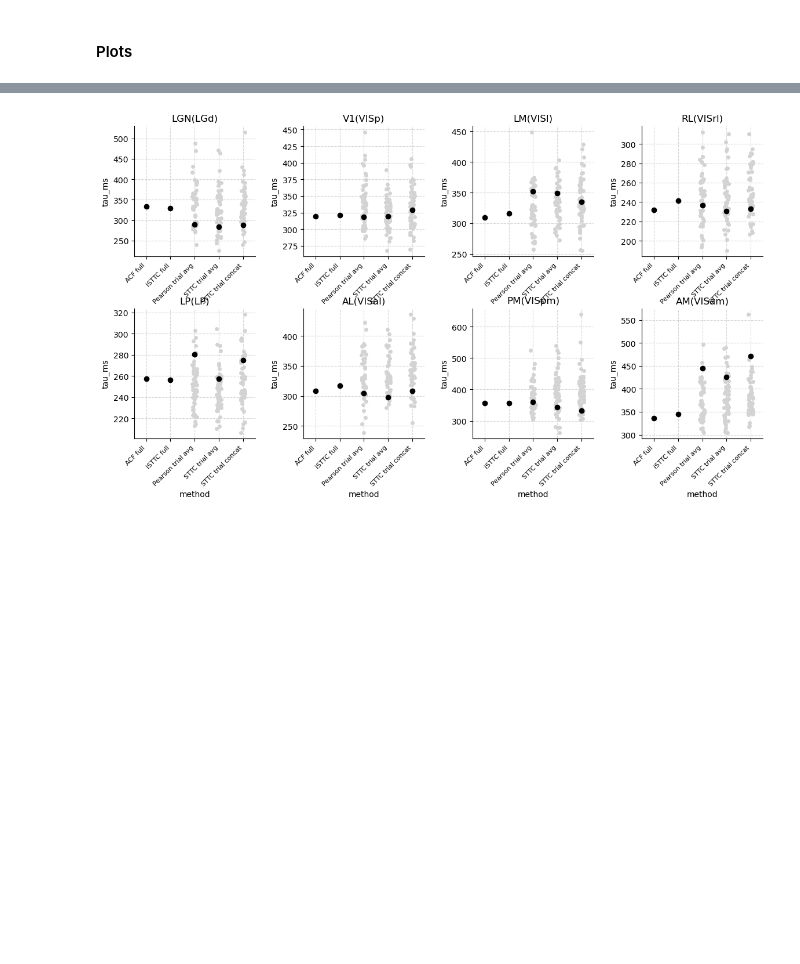
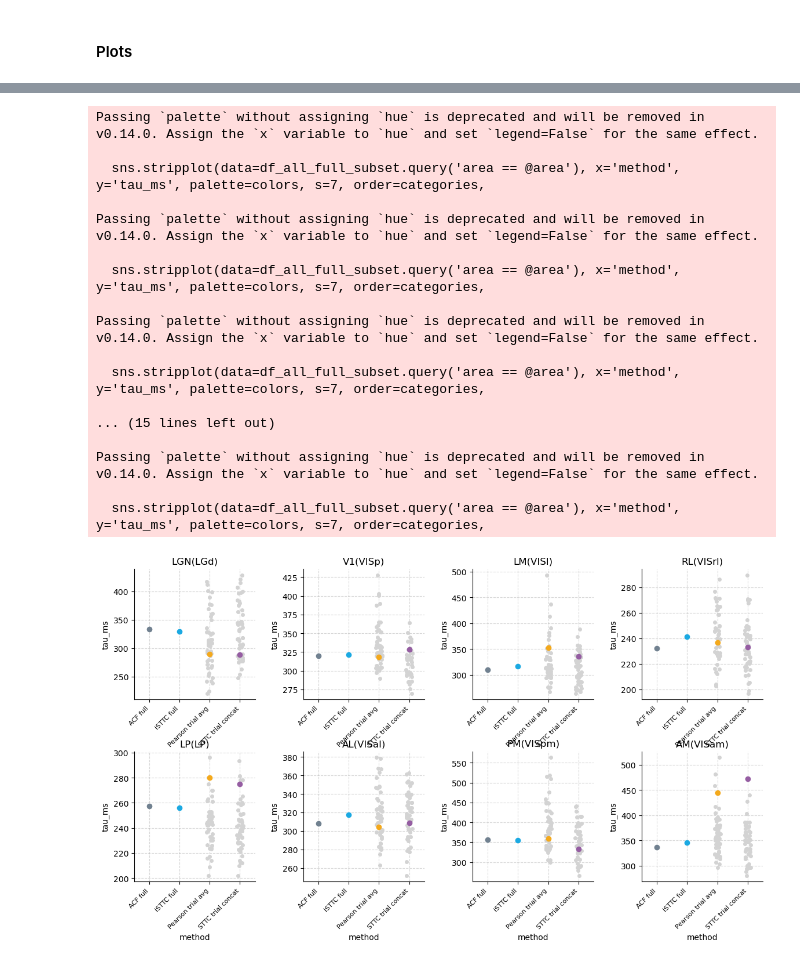
Before and after one commit to iinnpp/isttc, a Jupyter notebook: notebooks/mice/plot_tau_per_area_spread.ipynb, the cells around one changed output, grey strips where cells are left out. Cells and saved outputs as stored; diff of their text form; code cells hidden in the pictures; blank space fills up the shorter version.

Commit message:
mice dataset plots

```diff
--- a/notebooks/mice/plot_tau_per_area_spread.ipynb
+++ b/notebooks/mice/plot_tau_per_area_spread.ipynb
@@ -72,9 +77,6 @@ def get_method_tau_dict(areas_, acf_df_, acf_cols_, verbose_=False):
 # %%
-dataset_folder = project_folder_path + 'results\\allen_mice\\dataset\\cut_30min\\'
-fig_folder = project_folder_path + 'results\\allen_mice\\fig_draft_paper\\'
+dataset_folder = project_folder_path + 'results\\mice\\dataset\\cut_30min\\'
+fig_folder = project_folder_path + 'results\\mice\\fig_draft_paper\\'
 # %% [markdown]
 #### Load data
-# %%
-with open(dataset_folder + 'area_taus_dict.json', 'r') as f:
-    area_taus_dict = json.load(f)
 # %%
@@ -182,13 +142,12 @@ with open(dataset_folder + 'area_taus_dict_random.json', 'w') as f:
 # %% [markdown]
 #### Plots
 # %%
-color_acf_full = '#4783B4'
-color_isttc_full = '#E2552A'
-color_pearson_trail_avg = 'slategray'
-color_sttc_trail_avg =  '#E97451'
-color_sttc_trail_concat = '#B94E48'
+color_acf_full = '#718190'
+color_isttc_full = '#1ba9e2'
+color_pearson_trail_avg =  '#f4a91c'
+color_sttc_trail_concat = '#955da2'
 
-colors=[color_acf_full, color_isttc_full, color_pearson_trail_avg, color_sttc_trail_avg, color_sttc_trail_concat]
+colors=[color_acf_full, color_isttc_full, color_pearson_trail_avg, color_sttc_trail_concat]
 
 brain_areas_axes_ticks = ['LGd', 'VISp', 'VISl', 'VISrl', 'LP', 'VISal', 'VISpm', 'VISam']
 brain_areas_names = ['LGN', 'V1', 'LM', 'RL', 'LP', 'AL', 'PM', 'AM']
@@ -208,4 +183,4 @@ for method, area_dict in area_taus_dict.items():
 df_all_full = pd.DataFrame(rows)
 
 df_all_full_subset = df_all_full[df_all_full['method'].isin(['acf_full', 'isttc_full', 'pearsonr_trial_avg_random',
-                                                             'sttc_trial_avg_random', 'sttc_trial_concat_random'])].copy()
+                                                             'sttc_trial_concat_random'])].copy()
@@ -221,27 +187,44 @@ df_all_full_subset.query('area == @area')
 # %%
-categories = ['acf_full', 'isttc_full', 'pearsonr_trial_avg_random', 'sttc_trial_avg_random', 'sttc_trial_concat_random']
-custom_labels = ['ACF full', 'iSTTC full', 'Pearson trial avg', 'STTC trial avg', 'STTC trial concat']
+categories = ['acf_full', 'isttc_full', 'pearsonr_trial_avg_random', 'sttc_trial_concat_random']
+custom_labels = ['ACF full', 'iSTTC full', 'Pearson trial avg', 'STTC trial concat']
 
 fig, axes = plt.subplots(2, 4, figsize=(14, 7), sharey=False)
 plt.subplots_adjust(hspace=0.4, wspace=0.4)
 
 for area_idx, area in enumerate(brain_areas_axes_ticks):
     y_idx = area_idx % 4
     x_idx = area_idx // 4
     sns.stripplot(data=df_all.query('area == @area'), x='method', y='tau_ms', color='lightgray', order=categories,
                   ax=axes[x_idx, y_idx])
-    sns.stripplot(data=df_all_full_subset.query('area == @area'), x='method', y='tau_ms', color='k', s=7, order=categories,
+    sns.stripplot(data=df_all_full_subset.query('area == @area'), x='method', y='tau_ms', palette=colors, s=7, order=categories,
                   ax=axes[x_idx, y_idx])
     axes[x_idx, y_idx].set_title(f'{brain_areas_names[area_idx]}({brain_areas_axes_ticks[area_idx]})')
 
 for ax in axes.flat:
     ax.grid(True, linestyle='--', alpha=0.5)
     sns.despine(ax=ax)
     ax.xaxis.set_major_locator(FixedLocator(range(len(categories))))
     ax.set_xticklabels(custom_labels, rotation=45, ha='right', fontsize=8)
 
 if save_fig:
-    fig.savefig(fig_folder + 'tau_per_area_5methods_50_trial_iterations.png', bbox_inches='tight', dpi=300)
-    fig.savefig(fig_folder + 'tau_per_area_5methods_50_trial_iterations.svg', bbox_inches='tight')
+    fig.savefig(fig_folder + 'tau_per_area_4methods_50_trial_iterations.png', bbox_inches='tight', dpi=300)
+    fig.savefig(fig_folder + 'tau_per_area_4methods_50_trial_iterations.svg', bbox_inches='tight')
 # %% [output]
+Passing `palette` without assigning `hue` is deprecated and will be removed in v0.14.0. Assign the `x` variable to `hue` and set `legend=False` for the same effect.
+
+  sns.stripplot(data=df_all_full_subset.query('area == @area'), x='method', y='tau_ms', palette=colors, s=7, order=categories,
+
+Passing `palette` without assigning `hue` is deprecated and will be removed in v0.14.0. Assign the `x` variable to `hue` and set `legend=False` for the same effect.
+
+  sns.stripplot(data=df_all_full_subset.query('area == @area'), x='method', y='tau_ms', palette=colors, s=7, order=categories,
+
+Passing `palette` without assigning `hue` is deprecated and will be removed in v0.14.0. Assign the `x` variable to `hue` and set `legend=False` for the same effect.
+
+  sns.stripplot(data=df_all_full_subset.query('area == @area'), x='method', y='tau_ms', palette=colors, s=7, order=categories,
+
+... (15 lines left out)
+
+Passing `palette` without assigning `hue` is deprecated and will be removed in v0.14.0. Assign the `x` variable to `hue` and set `legend=False` for the same effect.
+
+  sns.stripplot(data=df_all_full_subset.query('area == @area'), x='method', y='tau_ms', palette=colors, s=7, order=categories,
-[figure, old version]
+[figure, new version]
```
Also changed, not shown: parts of 10 cells of this notebook, 1 other file.
